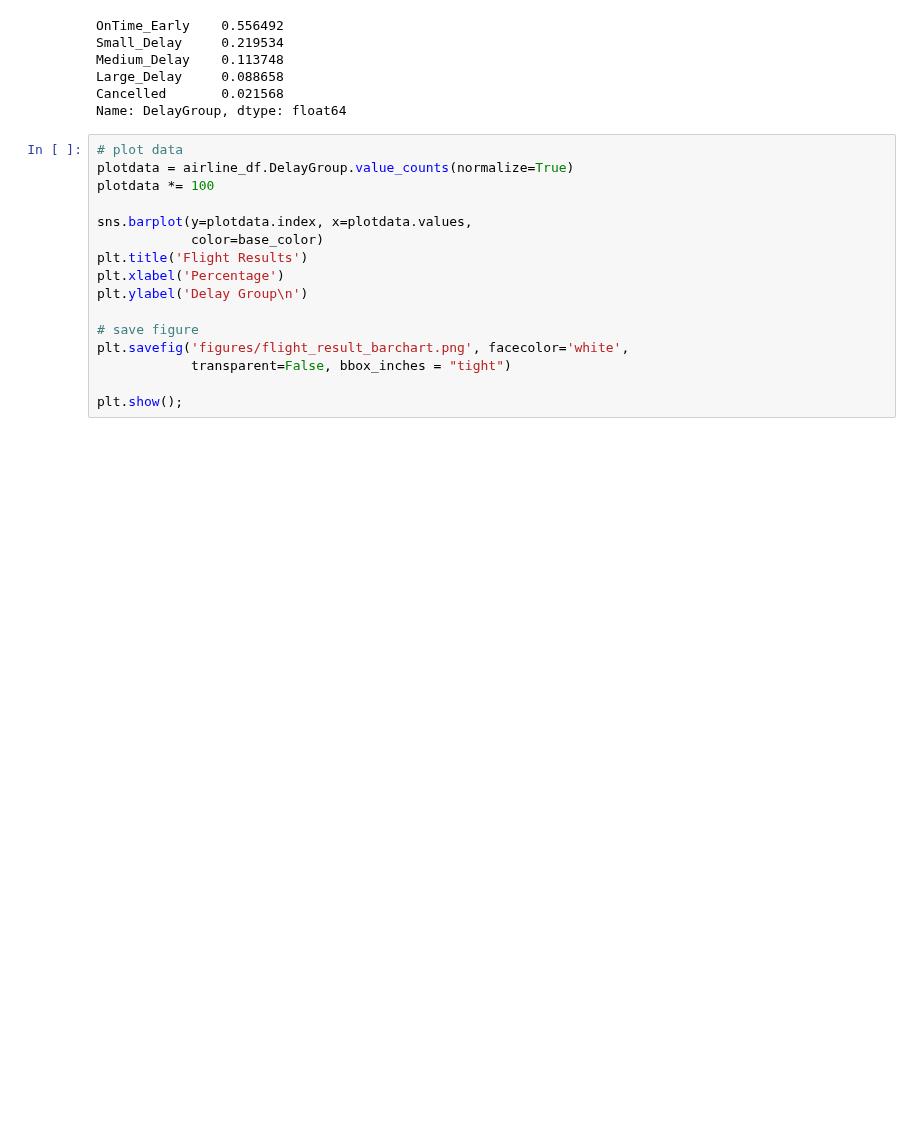
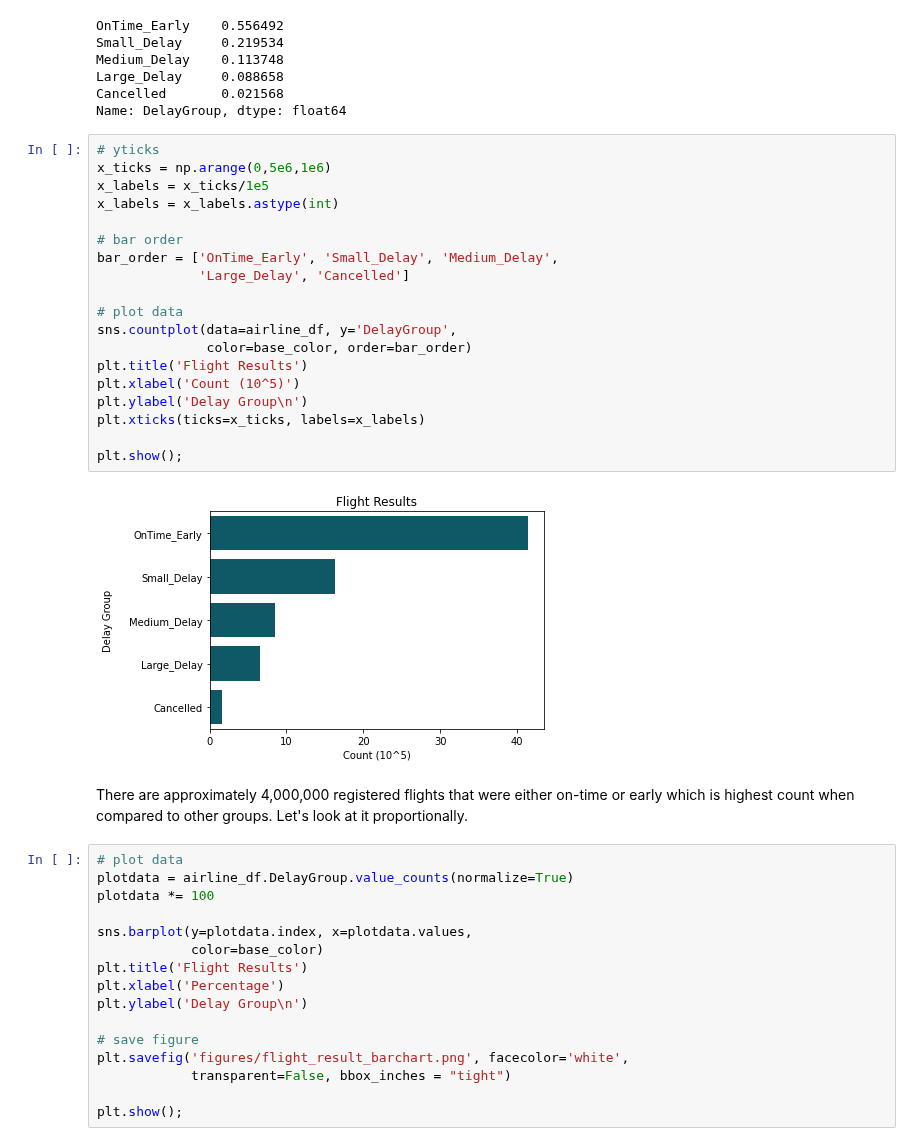
Before and after one commit to EsosaOrumwese/ALX-T-Nanodegree, a Jupyter notebook: Data Analytics/Projects/Airline On-Time Performance Data/eda_act.ipynb, the cells around one changed output. Drawn from its saved outputs; the diff is of its cells as text; blank space fills up the shorter version.

```diff
--- a/Data Analytics/Projects/Airline On-Time Performance Data/eda_act.ipynb
+++ b/Data Analytics/Projects/Airline On-Time Performance Data/eda_act.ipynb
@@ -253,6 +253,29 @@ Medium_Delay    0.113748
 Large_Delay     0.088658
 Cancelled       0.021568
 Name: DelayGroup, dtype: float64
+# %%
+# yticks
+x_ticks = np.arange(0,5e6,1e6)
+x_labels = x_ticks/1e5
+x_labels = x_labels.astype(int)
+
+# bar order
+bar_order = ['OnTime_Early', 'Small_Delay', 'Medium_Delay',
+             'Large_Delay', 'Cancelled']
+
+# plot data
+sns.countplot(data=airline_df, y='DelayGroup',
+              color=base_color, order=bar_order)
+plt.title('Flight Results')
+plt.xlabel('Count (10^5)')
+plt.ylabel('Delay Group\n')
+plt.xticks(ticks=x_ticks, labels=x_labels)
+
+plt.show();
+# %% [output]
+[figure, added]
+# %% [markdown]
+There are approximately 4,000,000 registered flights that were either on-time or early which is highest count when compared to other groups. Let's look at it proportionally.
 # %%
 # plot data
 plotdata = airline_df.DelayGroup.value_counts(normalize=True)
```
Also changed, not shown: 16 other files.
